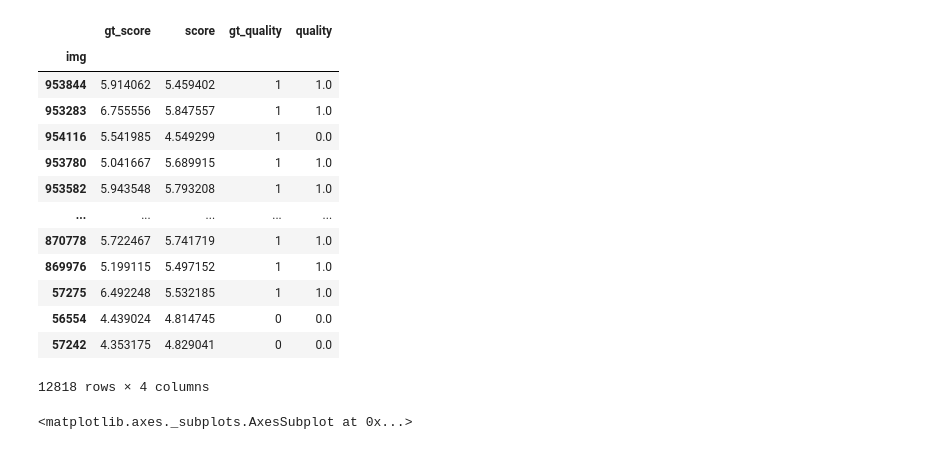
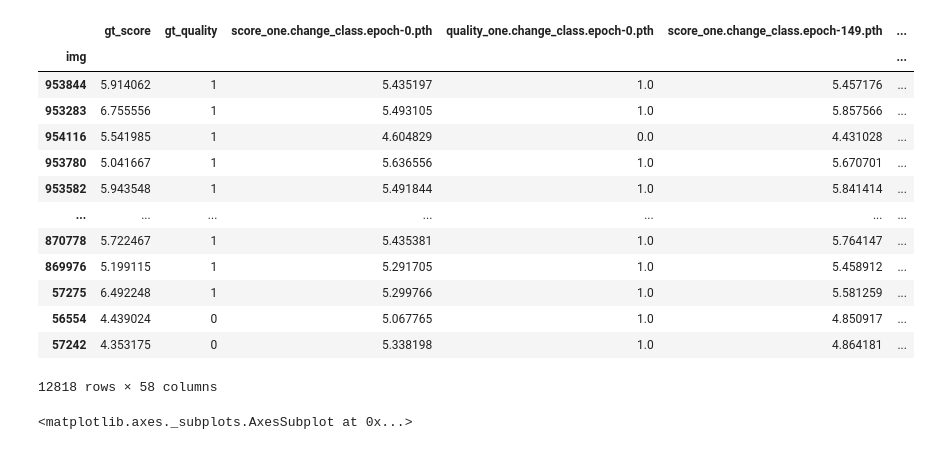
Before and after one commit to janpf/NIAA, a Jupyter notebook: analysis_code/IA2NIMA_test_AVA.ipynb, the cells around one changed output. Cells and saved outputs as stored; diff of their text form; code cells hidden in the pictures.

```diff
--- a/analysis_code/IA2NIMA_test_AVA.ipynb
+++ b/analysis_code/IA2NIMA_test_AVA.ipynb
@@ -10,2 +31,20 @@ from sklearn import metrics
+# %%
+df_l = []
+for p in Path("analysis/not_uploaded/IA2NIMA/AVA/").iterdir():
+    tmp = pd.read_csv(p)
+    tmp["scores"] = tmp["scores"].swifter.apply(eval)
+    tmp["score"] = tmp["scores"].swifter.apply(lambda row: sum([row[i] * (i+1) for i in range(len(row))]))
+    tmp["img"] = tmp["img"].swifter.apply(lambda row: row.split(".")[0])
+    tmp["quality"] = tmp["score"].apply(lambda row: 1 if row > 5 else 0)
+    tmp["quality"] = tmp["quality"].astype(int)
+    tmp["img"] = tmp["img"].astype(int)
+
+    tmp.drop(columns=["scores"], inplace=True)
+    tmp = tmp.rename(columns={"score":"score_" + p.stem.split("AVA.")[1], "quality": "quality_" + p.stem.split("AVA.")[1]})
+
+    tmp = tmp.set_index("img")
+    df_l.append(tmp)
+
+df = df_l[0].join(df_l[1:])
 # %%
 gt = pd.read_csv("analysis/not_uploaded/AVA_gt.txt", sep=" ").drop(columns=["Unnamed: 0", "semanticTagID1", "semanticTagID2", "challengeID"])
@@ -17,35 +55,26 @@ gt["gt_score"] = gt.apply(lambda row: row.gt_score / row.votes, axis=1)
 gt["gt_quality"] = gt["gt_score"].swifter.apply(lambda row: 1 if row > 5 else 0)
 gt["img"] = gt["img"].astype(int)
 
-ours["scores"] = ours["scores"].swifter.apply(eval)
-ours["score"] = ours["scores"].swifter.apply(lambda row: sum([row[i] * (i+1) for i in range(len(row))]))
-ours["img"] = ours["img"].swifter.apply(lambda row: row.split(".")[0])
-ours["quality"] = ours["score"].apply(lambda row: 1 if row > 5 else 0)
-ours["quality"] = ours["quality"].astype(int)
-ours["img"] = ours["img"].astype(int)
-
-ours.drop(columns=["scores"], inplace=True)
-
+gt = gt[["img","gt_score", "gt_quality"]]
 gt = gt.set_index("img")
-ours = ours.set_index("img")
 # %%
-df = gt.join(ours).dropna().drop_duplicates()[["gt_score", "score", "gt_quality", "quality"]]
+df = gt.join(df).dropna().drop_duplicates()
 df
 # %% [output]
-|  | gt_score | score | gt_quality | quality |
-| img |  |  |  |  |
-| 953844 | 5.914062 | 5.459402 | 1 | 1.0 |
-| 953283 | 6.755556 | 5.847557 | 1 | 1.0 |
-| 954116 | 5.541985 | 4.549299 | 1 | 0.0 |
-| 953780 | 5.041667 | 5.689915 | 1 | 1.0 |
-| 953582 | 5.943548 | 5.793208 | 1 | 1.0 |
-| ... | ... | ... | ... | ... |
-| 870778 | 5.722467 | 5.741719 | 1 | 1.0 |
-| 869976 | 5.199115 | 5.497152 | 1 | 1.0 |
-| 57275 | 6.492248 | 5.532185 | 1 | 1.0 |
-| 56554 | 4.439024 | 4.814745 | 0 | 0.0 |
-| 57242 | 4.353175 | 4.829041 | 0 | 0.0 |
+|  | gt_score | gt_quality | score_one.change_class.epoch-0.pth | quality_one.change_class.epoch-0.pth | score_one.change_class.epoch-149.pth | ... |
+| img |  |  |  |  |  | ... |
+| 953844 | 5.914062 | 1 | 5.435197 | 1.0 | 5.457176 | ... |
+| 953283 | 6.755556 | 1 | 5.493105 | 1.0 | 5.857566 | ... |
+| 954116 | 5.541985 | 1 | 4.604829 | 0.0 | 4.431028 | ... |
+| 953780 | 5.041667 | 1 | 5.636556 | 1.0 | 5.670701 | ... |
+| 953582 | 5.943548 | 1 | 5.491844 | 1.0 | 5.841414 | ... |
+| ... | ... | ... | ... | ... | ... | ... |
+| 870778 | 5.722467 | 1 | 5.435381 | 1.0 | 5.764147 | ... |
+| 869976 | 5.199115 | 1 | 5.291705 | 1.0 | 5.458912 | ... |
+| 57275 | 6.492248 | 1 | 5.299766 | 1.0 | 5.581259 | ... |
+| 56554 | 4.439024 | 0 | 5.067765 | 1.0 | 4.850917 | ... |
+| 57242 | 4.353175 | 0 | 5.338198 | 1.0 | 4.864181 | ... |
-12818 rows × 4 columns
+12818 rows × 58 columns
 # %%
 sns.scatterplot(data=df, x="gt_score", y="score")
 # %% [output]
```
Also changed, not shown: parts of 9 cells of this notebook, 1 other file.
